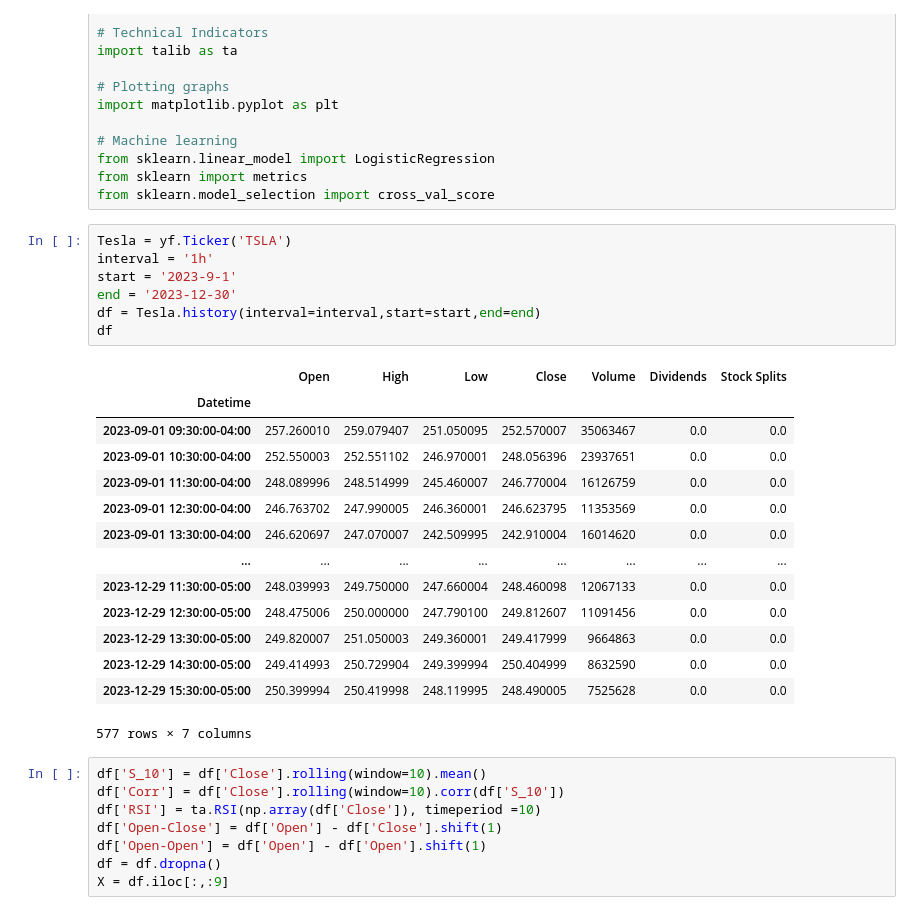
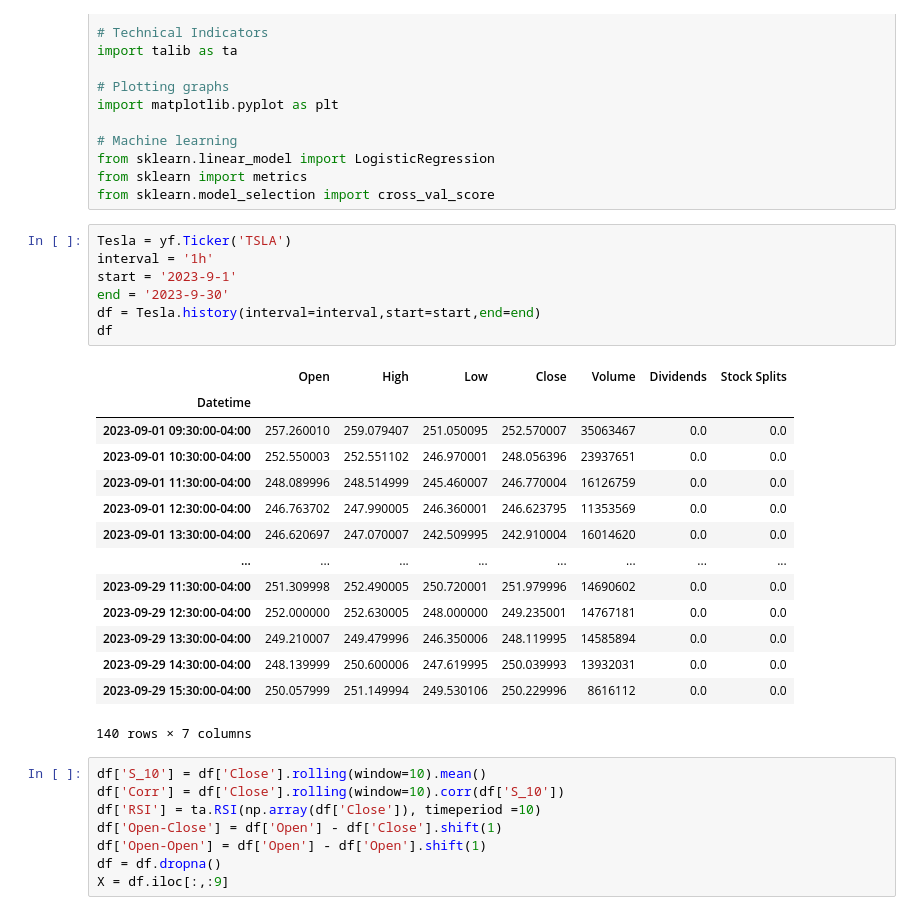
Before and after one commit to NattachaiJairak/DADS6003, a Jupyter notebook: stock_forecast.ipynb, the cells around one changed output. Cells and saved outputs as stored; diff of their text form.

```diff
--- a/stock_forecast.ipynb
+++ b/stock_forecast.ipynb
@@ -99,25 +73,25 @@ from sklearn.model_selection import cross_val_score
 # %%
 Tesla = yf.Ticker('TSLA')
 interval = '1h'
 start = '2023-9-1'
-end = '2023-12-30'
+end = '2023-9-30'
 df = Tesla.history(interval=interval,start=start,end=end)
 df
 # %% [output]
 |  | Open | High | Low | Close | Volume | Dividends | Stock Splits |
 | Datetime |  |  |  |  |  |  |  |
 | 2023-09-01 09:30:00-04:00 | 257.260010 | 259.079407 | 251.050095 | 252.570007 | 35063467 | 0.0 | 0.0 |
 | 2023-09-01 10:30:00-04:00 | 252.550003 | 252.551102 | 246.970001 | 248.056396 | 23937651 | 0.0 | 0.0 |
 | 2023-09-01 11:30:00-04:00 | 248.089996 | 248.514999 | 245.460007 | 246.770004 | 16126759 | 0.0 | 0.0 |
 | 2023-09-01 12:30:00-04:00 | 246.763702 | 247.990005 | 246.360001 | 246.623795 | 11353569 | 0.0 | 0.0 |
 | 2023-09-01 13:30:00-04:00 | 246.620697 | 247.070007 | 242.509995 | 242.910004 | 16014620 | 0.0 | 0.0 |
 | ... | ... | ... | ... | ... | ... | ... | ... |
-| 2023-12-29 11:30:00-05:00 | 248.039993 | 249.750000 | 247.660004 | 248.460098 | 12067133 | 0.0 | 0.0 |
-| 2023-12-29 12:30:00-05:00 | 248.475006 | 250.000000 | 247.790100 | 249.812607 | 11091456 | 0.0 | 0.0 |
-| 2023-12-29 13:30:00-05:00 | 249.820007 | 251.050003 | 249.360001 | 249.417999 | 9664863 | 0.0 | 0.0 |
-| 2023-12-29 14:30:00-05:00 | 249.414993 | 250.729904 | 249.399994 | 250.404999 | 8632590 | 0.0 | 0.0 |
-| 2023-12-29 15:30:00-05:00 | 250.399994 | 250.419998 | 248.119995 | 248.490005 | 7525628 | 0.0 | 0.0 |
+| 2023-09-29 11:30:00-04:00 | 251.309998 | 252.490005 | 250.720001 | 251.979996 | 14690602 | 0.0 | 0.0 |
+| 2023-09-29 12:30:00-04:00 | 252.000000 | 252.630005 | 248.000000 | 249.235001 | 14767181 | 0.0 | 0.0 |
+| 2023-09-29 13:30:00-04:00 | 249.210007 | 249.479996 | 246.350006 | 248.119995 | 14585894 | 0.0 | 0.0 |
+| 2023-09-29 14:30:00-04:00 | 248.139999 | 250.600006 | 247.619995 | 250.039993 | 13932031 | 0.0 | 0.0 |
+| 2023-09-29 15:30:00-04:00 | 250.057999 | 251.149994 | 249.530106 | 250.229996 | 8616112 | 0.0 | 0.0 |
-577 rows × 7 columns
+140 rows × 7 columns
 # %%
 df['S_10'] = df['Close'].rolling(window=10).mean()
 df['Corr'] = df['Close'].rolling(window=10).corr(df['S_10'])
```
Also changed, not shown: parts of 12 cells of this notebook.
